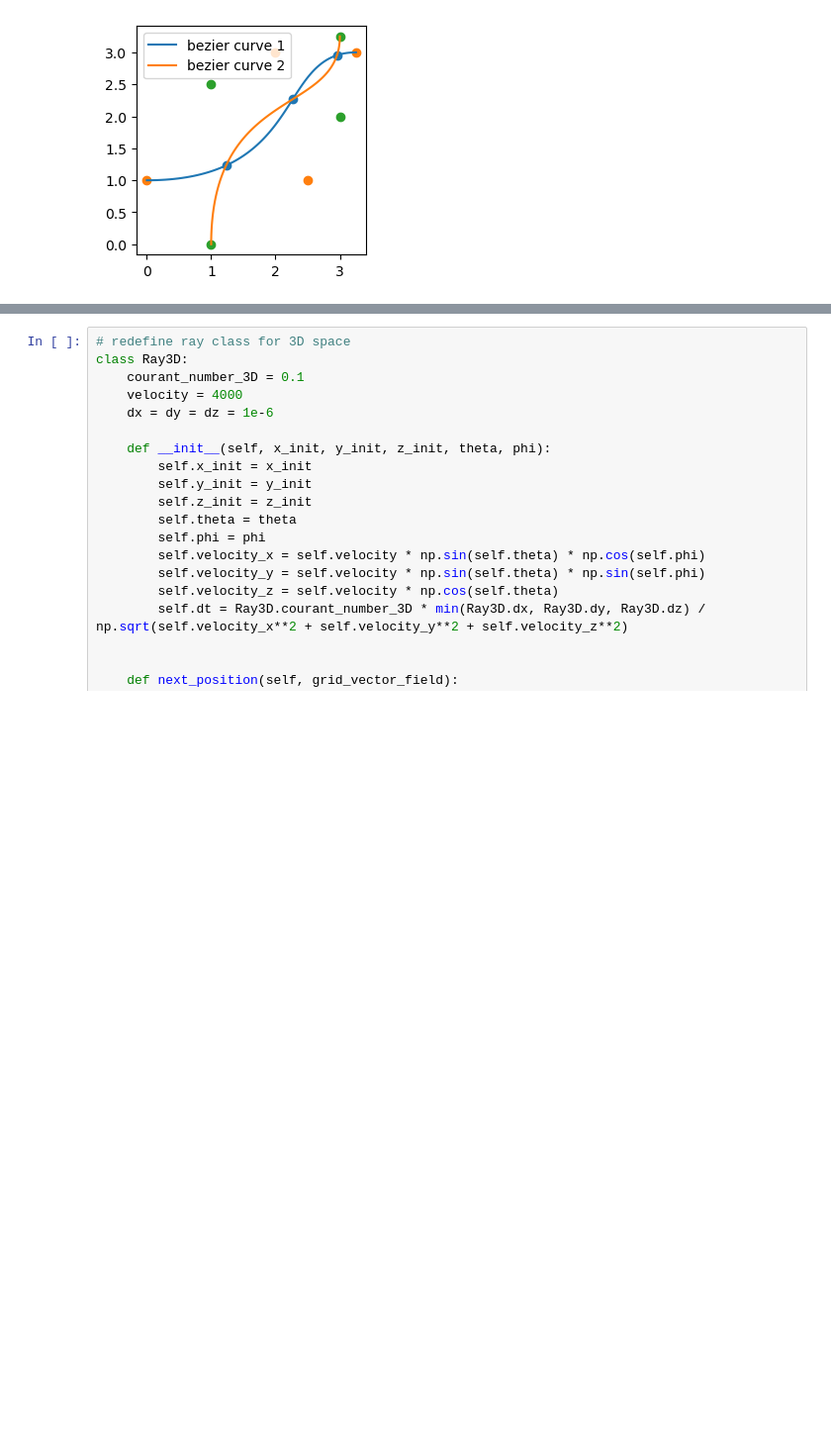
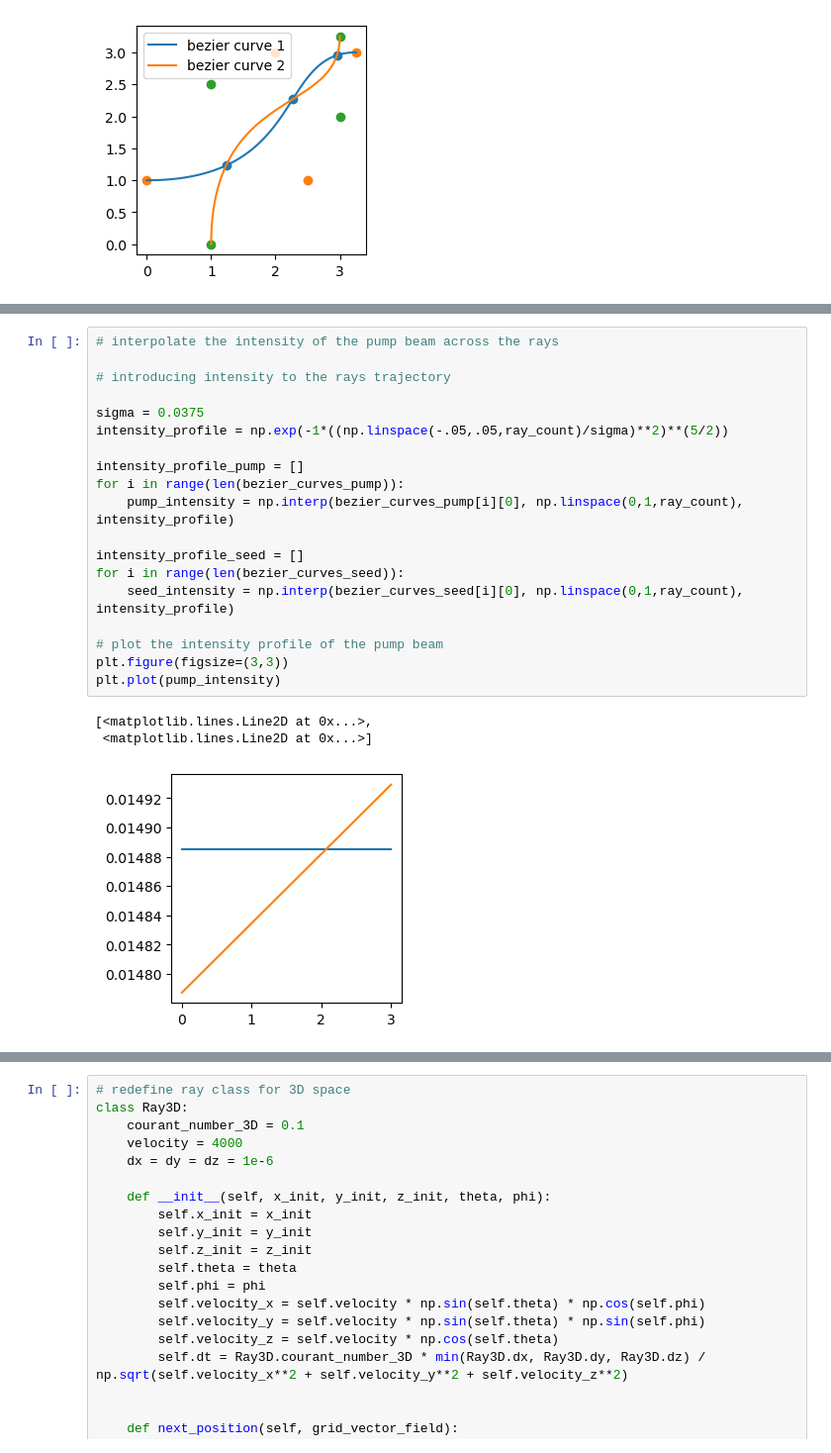
Before and after one commit to apoudel20/python-cbet, a Jupyter notebook: ray_march.ipynb, the cells around one changed output, grey strips where cells are left out. Shown at 99% size. Saved outputs shown, nothing was run; the diff lists cells and outputs as text; blank space fills up the shorter version.

```diff
--- a/ray_march.ipynb
+++ b/ray_march.ipynb
@@ -404,3 +382,26 @@ array([ 17.03999051+27.68293524j,  17.03999051-27.68293524j,
+# %%
+# interpolate the intensity of the pump beam across the rays
+
+# introducing intensity to the rays trajectory
+
+sigma = 0.0375
+intensity_profile = np.exp(-1*((np.linspace(-.05,.05,ray_count)/sigma)**2)**(5/2))
+
+intensity_profile_pump = []
+for i in range(len(bezier_curves_pump)):
+    pump_intensity = np.interp(bezier_curves_pump[i][0], np.linspace(0,1,ray_count), intensity_profile)
+
+intensity_profile_seed = []
+for i in range(len(bezier_curves_seed)):
+    seed_intensity = np.interp(bezier_curves_seed[i][0], np.linspace(0,1,ray_count), intensity_profile)
+
+# plot the intensity profile of the pump beam
+plt.figure(figsize=(3,3))
+plt.plot(pump_intensity)
+# %% [output]
+[<matplotlib.lines.Line2D at 0x...>,
+ <matplotlib.lines.Line2D at 0x...>]
+[figure, added]
 # %%
 # redo this whole exercise in 3D space
 # define grid vector field for 3D space with linear gradient in z direction from 1 to 4 and linear gradient in x direction from 1 to 2
```
Also changed, not shown: parts of 16 cells of this notebook, 1 other file.
